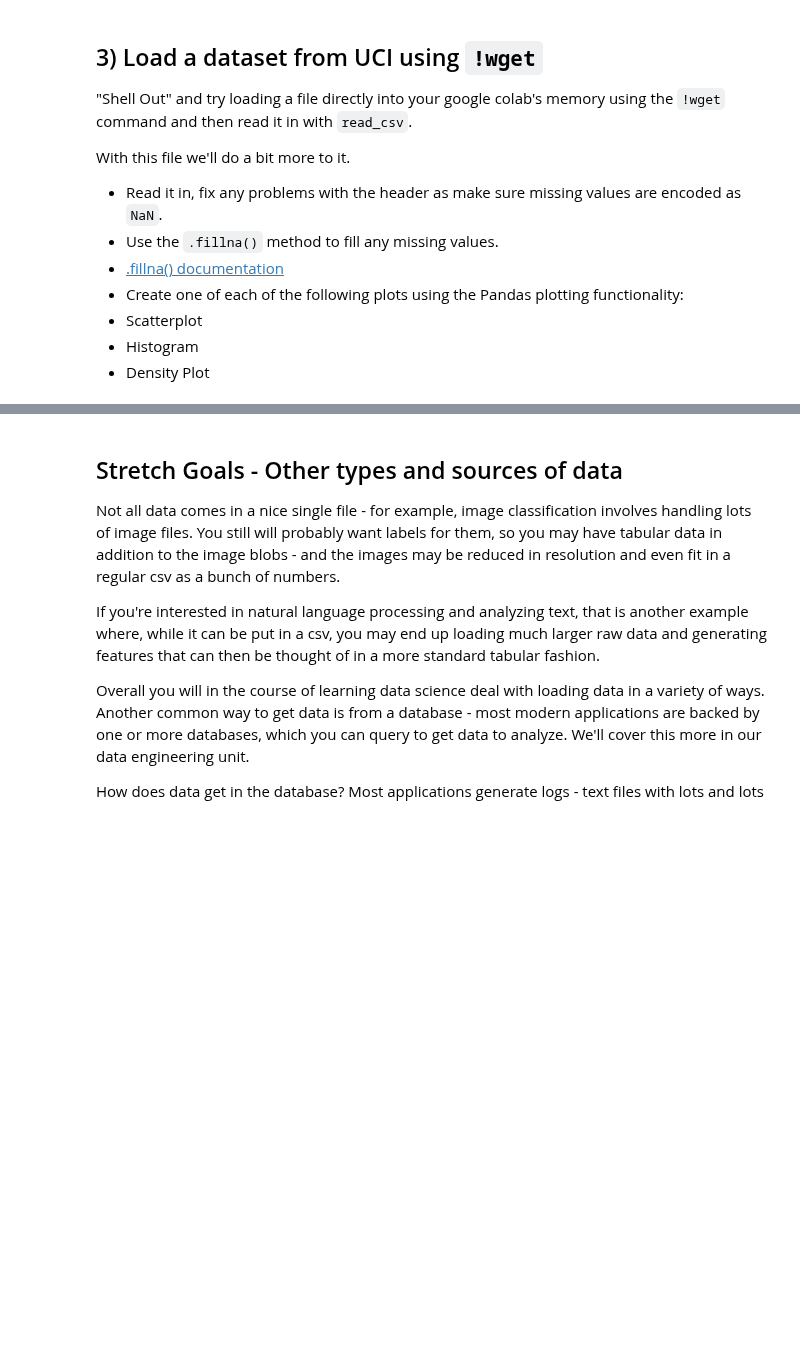
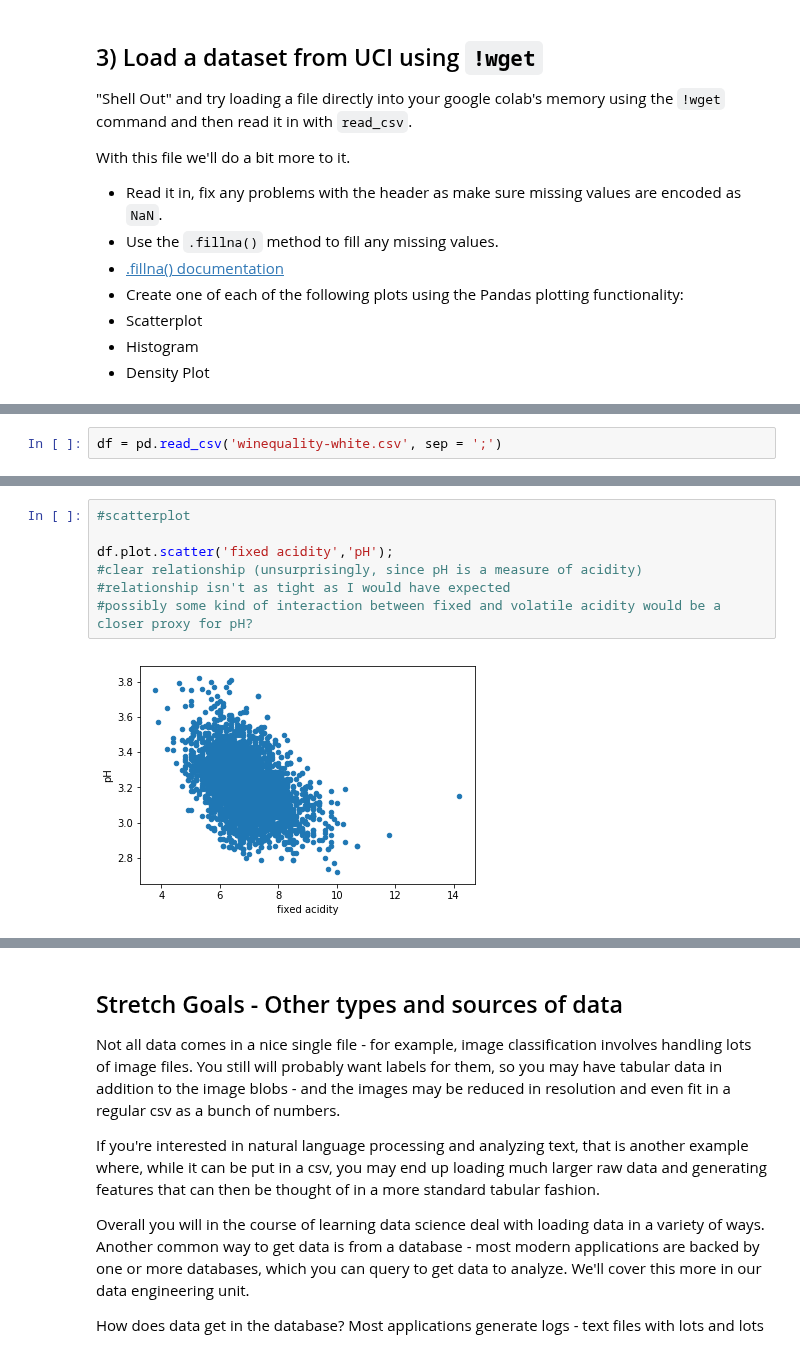
Before and after one commit to bloominstituteoftechnology/DS-Unit-1-Sprint-1-Dealing-With-Data, a Jupyter notebook: module2-loadingdata/LS_DS_112_Loading_Data_Assignment.ipynb, the cells around one changed output, grey strips where cells are left out. Drawn from its saved outputs; the diff is of its cells as text; blank space fills up the shorter version.

```diff
--- a/module2-loadingdata/LS_DS_112_Loading_Data_Assignment.ipynb
+++ b/module2-loadingdata/LS_DS_112_Loading_Data_Assignment.ipynb
@@ -45,0 +100,2 @@ With this file we'll do a bit more to it.
+# %%
+df = pd.read_csv('winequality-white.csv', sep = ';')
@@ -45,0 +123,9 @@ With this file we'll do a bit more to it.
+# %%
+#scatterplot
+
+df.plot.scatter('fixed acidity','pH');
+#clear relationship (unsurprisingly, since pH is a measure of acidity)
+#relationship isn't as tight as I would have expected
+#possibly some kind of interaction between fixed and volatile acidity would be a closer proxy for pH?
+# %% [output]
+[figure, added]
```
Also changed, not shown: parts of 15 cells of this notebook.
